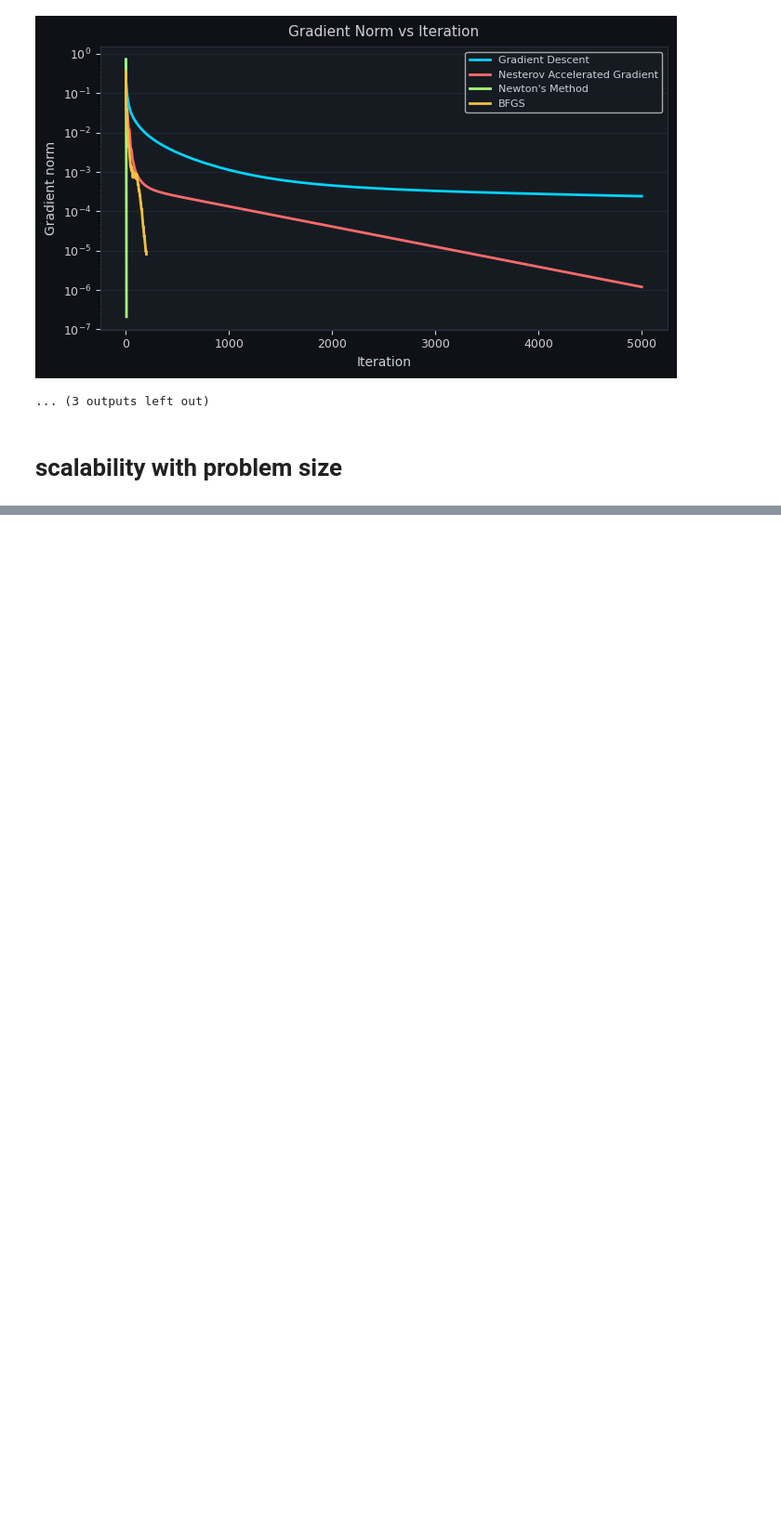
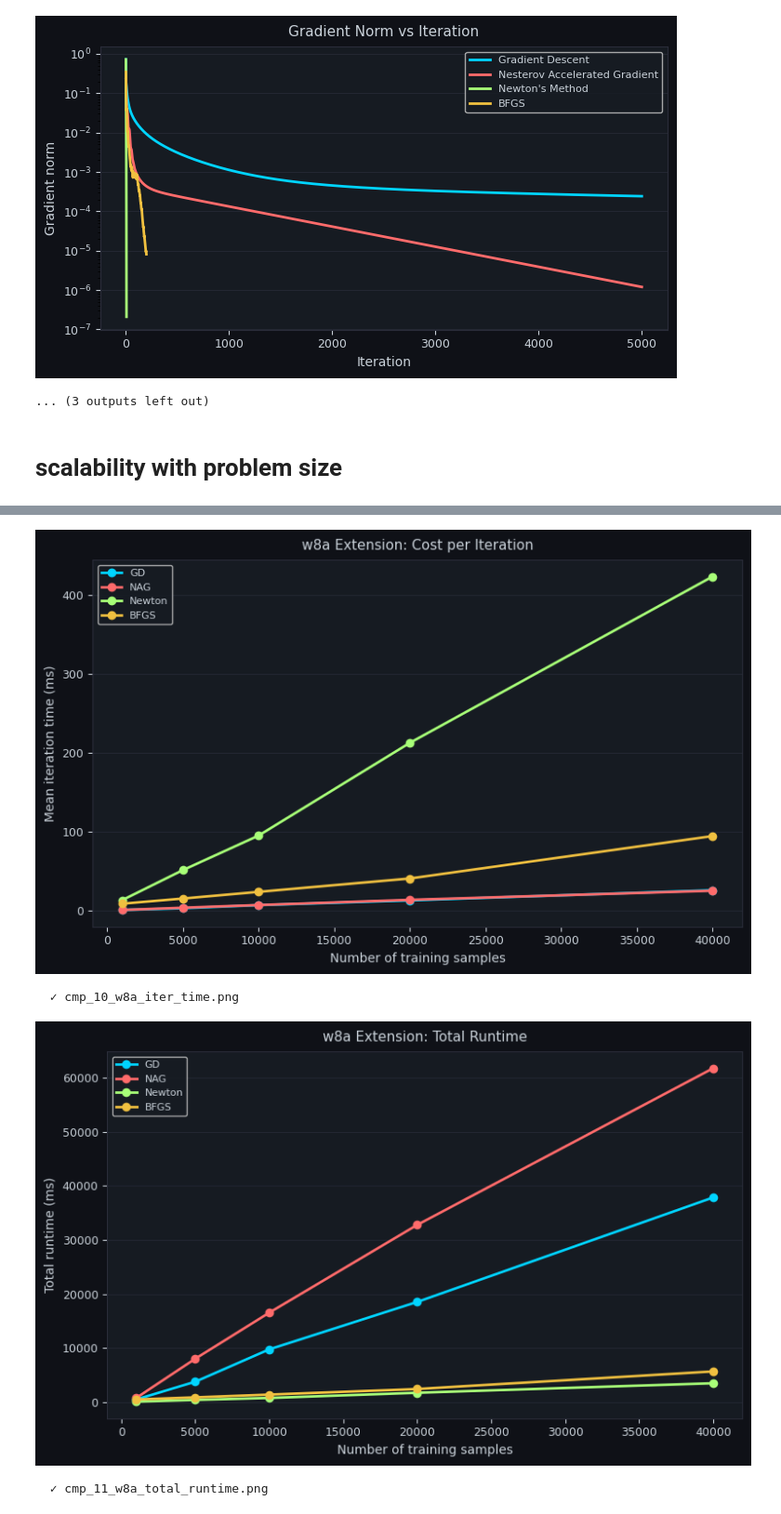
Before and after one commit to MohammedHydr/first-vs-second-order-optimization, a Jupyter notebook: First-Order vs Second-Order Optimization.ipynb, the cells around one changed output, grey strips where cells are left out. Shown at 93% size. Drawn from its saved outputs; the diff is of its cells as text; code cells hidden in the pictures; blank space fills up the shorter version.

```diff
--- a/First-Order vs Second-Order Optimization.ipynb
+++ b/First-Order vs Second-Order Optimization.ipynb
@@ -1013,0 +1209,49 @@ plot_scalability_iter_time(scalability_df)
+# %%
+def plot_w8a_dimension_extension(dimension_extension_df, output_dir="plots"):
+    os.makedirs(output_dir, exist_ok=True)
+
+    fig, ax = plt.subplots(figsize=(8, 5), facecolor=FIG_BG)
+
+    for i, method in enumerate(dimension_extension_df["method"].unique()):
+        df_m = dimension_extension_df[dimension_extension_df["method"] == method]
+
+        ax.plot(df_m["n_samples"],
+                df_m["mean_iter_time_ms"],
+                marker="o",
+                label=_short_name(method),
+                color=_color(i),
+                linewidth=2)
+
+    ax.set_xlabel("Number of training samples")
+    ax.set_ylabel("Mean iteration time (ms)")
+    ax.legend(fontsize=8, labelcolor=TEXT_C, facecolor=AX_BG)
+    _style(ax, "w8a Extension: Cost per Iteration")
+    fig.tight_layout()
+    _save_show(fig, "cmp_10_w8a_iter_time.png", output_dir)
+
+    fig, ax = plt.subplots(figsize=(8, 5), facecolor=FIG_BG)
+
+    for i, method in enumerate(dimension_extension_df["method"].unique()):
+        df_m = dimension_extension_df[dimension_extension_df["method"] == method]
+
+        ax.plot(df_m["n_samples"],
+                df_m["total_time_ms"],
+                marker="o",
+                label=_short_name(method),
+                color=_color(i),
+                linewidth=2)
+
+    ax.set_xlabel("Number of training samples")
+    ax.set_ylabel("Total runtime (ms)")
+    ax.legend(fontsize=8, labelcolor=TEXT_C, facecolor=AX_BG)
+    _style(ax, "w8a Extension: Total Runtime")
+    fig.tight_layout()
+    _save_show(fig, "cmp_11_w8a_total_runtime.png", output_dir)
+
+
+plot_w8a_dimension_extension(dimension_extension_df)
+# %% [output]
+[figure, added]
+  ✓ cmp_10_w8a_iter_time.png
+[figure, added]
+  ✓ cmp_11_w8a_total_runtime.png
```
Also changed, not shown: parts of 23 cells of this notebook.
